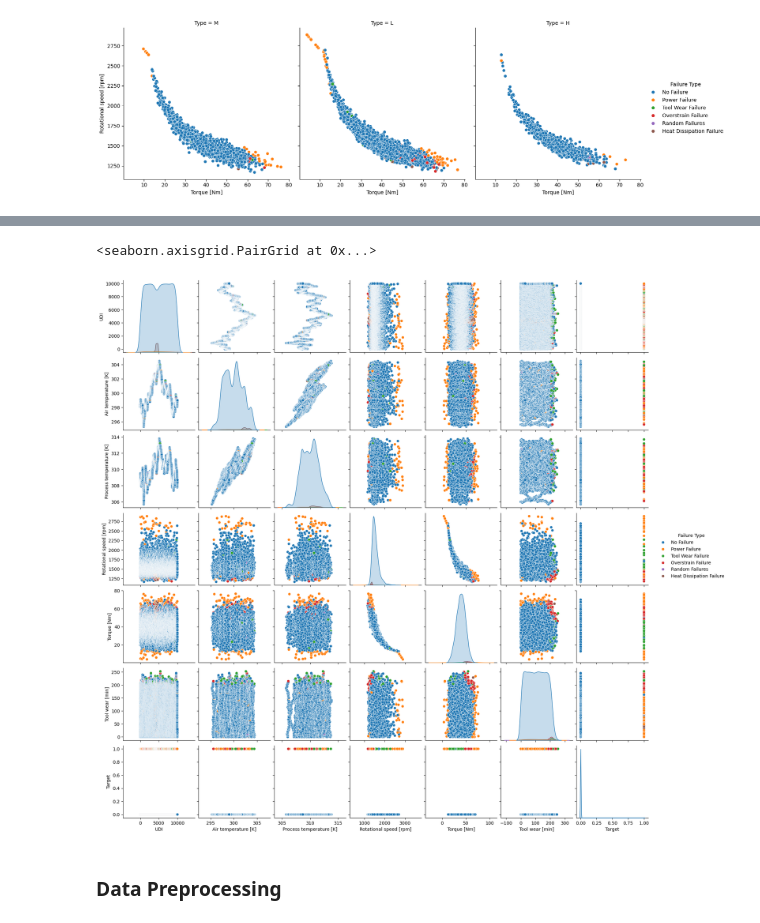
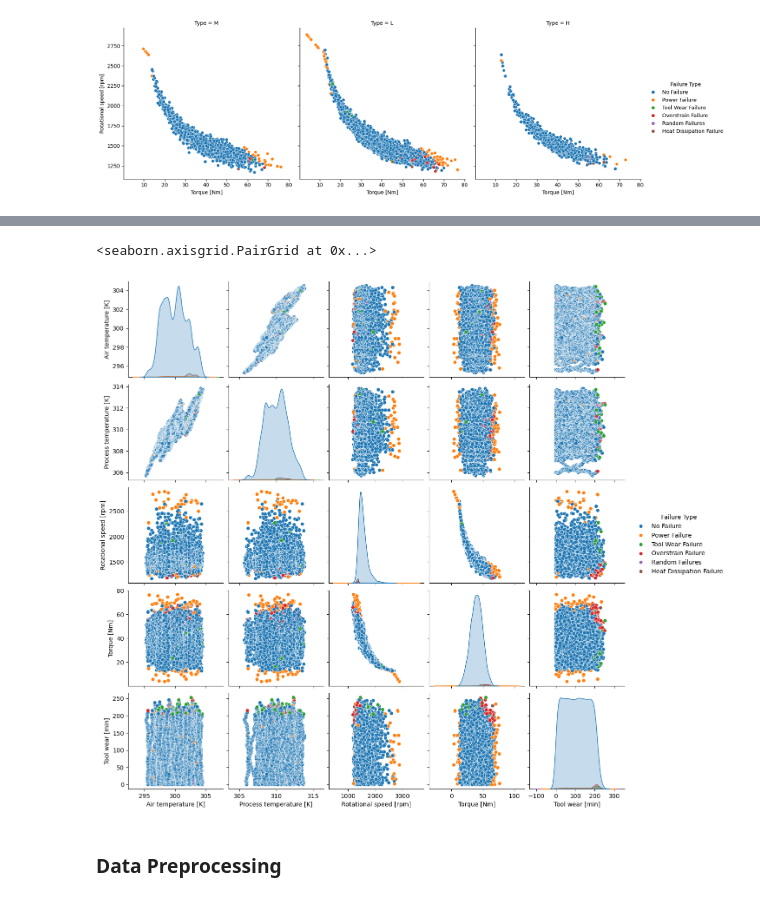
Before and after one commit to Subhigupta/Data-Driven-Predictive-Maintenance-using-ML, a Jupyter notebook: Multinominal Classification.ipynb, the cells around one changed output, grey strips where cells are left out. Saved outputs shown, nothing was run; the diff lists cells and outputs as text; code cells hidden in the pictures.

```diff
--- a/Multinominal Classification.ipynb
+++ b/Multinominal Classification.ipynb
@@ -194,8 +227,9 @@ sns.relplot(data=df,x="Torque [Nm]", y="Rotational speed [rpm]", hue="Failure Ty
 # %%
-sns.pairplot(df,diag_kind='kde',hue='Failure Type') #it has histograms along the diagonal
+sns.pairplot(df[['Air temperature [K]', 'Process temperature [K]','Rotational speed [rpm]', 'Torque [Nm]', 'Tool wear [min]', 'Failure Type']],
+             diag_kind='kde', hue='Failure Type') #it has histograms along the diagonal
                 #scatterplots off the diagonal
 # %% [output]
 <seaborn.axisgrid.PairGrid at 0x...>
-[figure, old version]
+[figure, new version]
 # %% [markdown]
 ### Data Preprocessing
```
Also changed, not shown: parts of 86 cells of this notebook.
